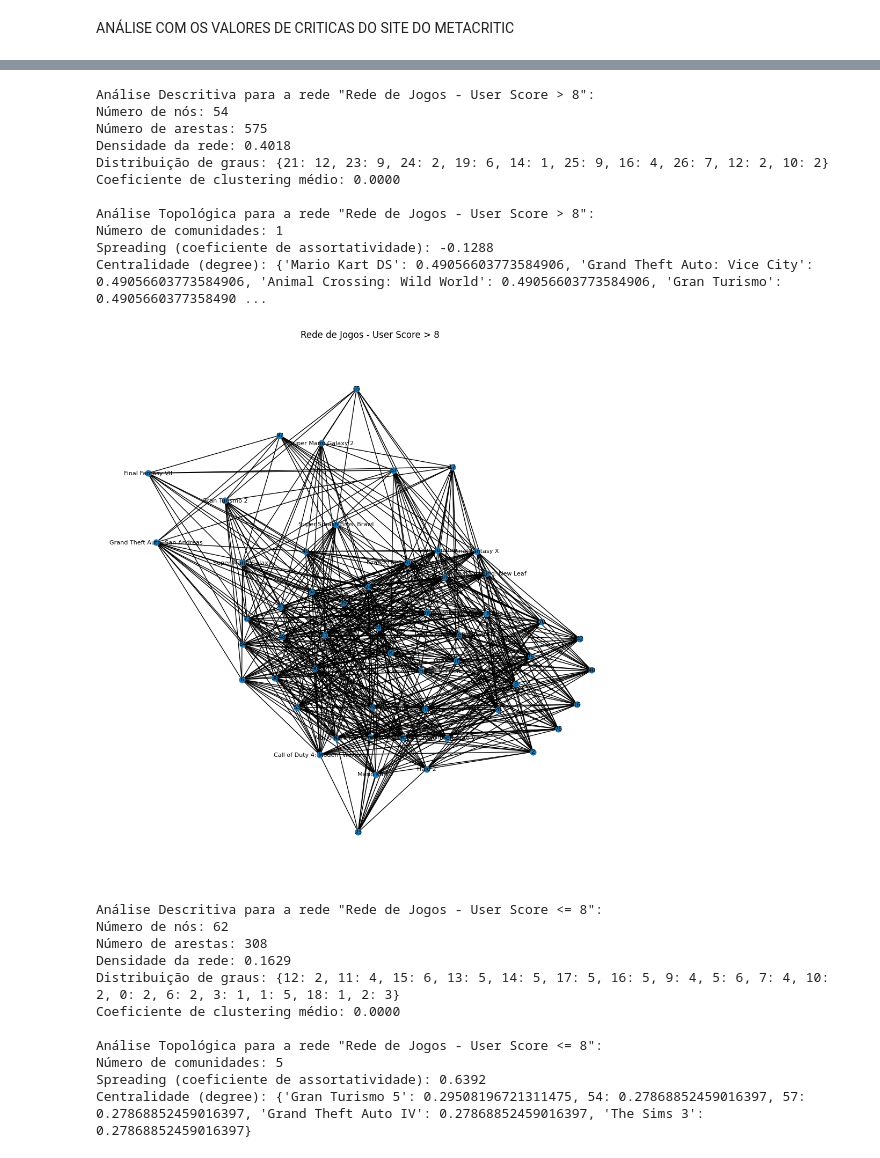
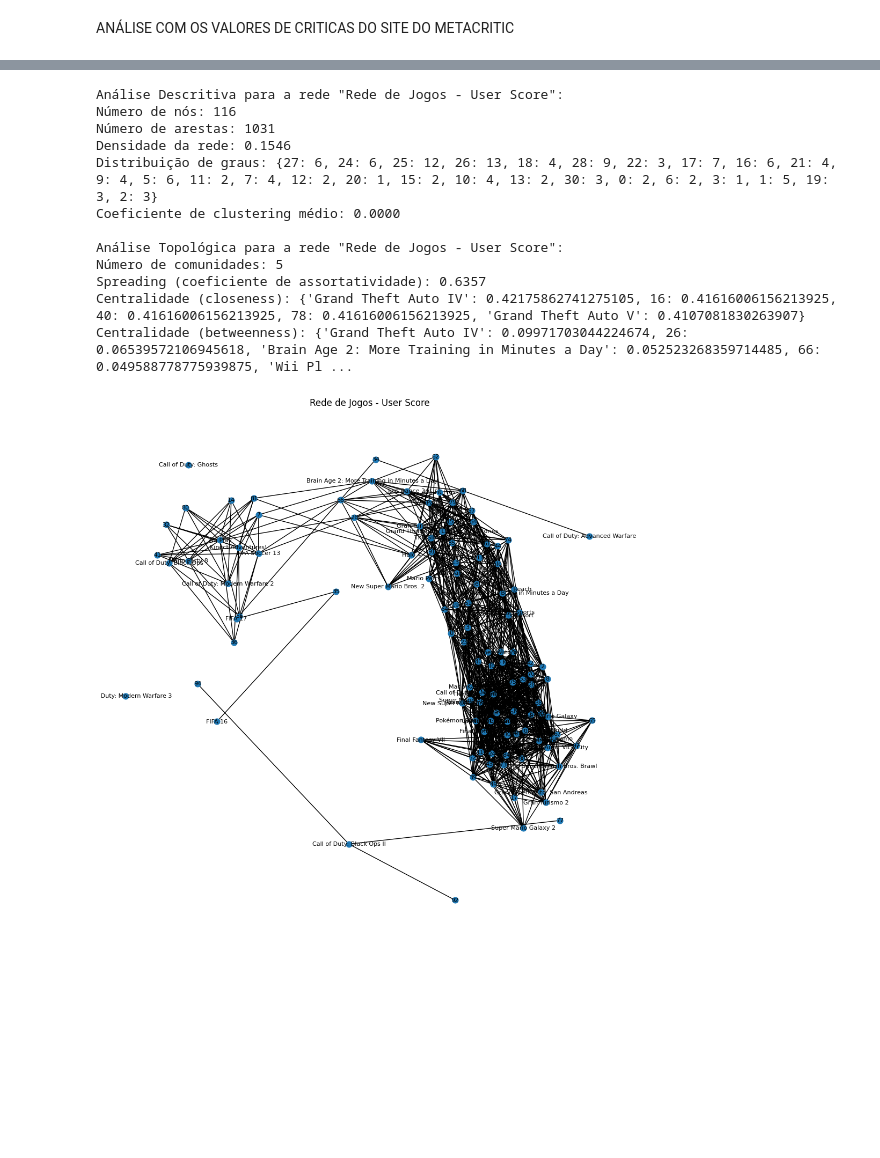
Before and after one commit to PedroMachad02/Redes-Complexas, a Jupyter notebook: Análise de Redes/Final Project/video_game.ipynb, the cells around one changed output, grey strips where cells are left out. Saved outputs shown, nothing was run; the diff lists cells and outputs as text; code cells hidden in the pictures; blank space fills up the shorter version.

Commit message:
Reajuste de análises

```diff
--- a/Análise de Redes/Final Project/video_game.ipynb
+++ b/Análise de Redes/Final Project/video_game.ipynb
@@ -401,7 +481,6 @@ import pandas as pd
 import networkx as nx
 import matplotlib.pyplot as plt
 from collections import Counter
-import numpy as np
 
 # Carregar o dataset
 df = pd.read_csv('data_game.csv')
@@ -431,12 +510,14 @@ def analyze_network(G, title):
     # Análise topológica
     communities = list(nx.connected_components(G))
     spreading = nx.degree_assortativity_coefficient(G)
-    centrality = nx.degree_centrality(G)
+    closeness = nx.closeness_centrality(G)
+    betweenness = nx.betweenness_centrality(G)
 
     print(f'\nAnálise Topológica para a rede "{title}":')
     print(f'Número de comunidades: {len(communities)}')
     print(f'Spreading (coeficiente de assortatividade): {spreading:.4f}')
-    print(f'Centralidade (degree): {dict(sorted(centrality.items(), key=lambda item: item[1], reverse=True)[:5])}')  # Top 5
+    print(f'Centralidade (closeness): {dict(sorted(closeness.items(), key=lambda item: item[1], reverse=True)[:5])}')  # Top 5
+    print(f'Centralidade (betweenness): {dict(sorted(betweenness.items(), key=lambda item: item[1], reverse=True)[:5])}')  # Top 5
 
     # Desenhar o grafo
     pos = nx.spring_layout(G, k=0.5, iterations=50)
@@ -450,7 +531,7 @@ def build_and_analyze_network(df_filtered, title, threshold=0.5):
     # Criar um grafo vazio
     G = nx.Graph()
 
-    # Adicionar nós e arestas com base nos User_Scores
+    # Adicionar nós e arestas com base nos Critic_Scores
     for _, row in df_filtered.iterrows():
         game = row['Name']
 
@@ -468,13 +549,6 @@ def build_and_analyze_network(df_filtered, title, threshold=0.5):
     # Analisar a rede
     analyze_network(G, title)
 
-# Criar duas redes: uma com Critic_Score > 80 e outra com Critic_Score <= 80
-df_high_score = df_critic_score[df_critic_score['Critic_Score'].astype(float) > 80]
-df_low_score = df_critic_score[df_critic_score['Critic_Score'].astype(float) <= 80]
-
-# Montar e analisar a rede para jogos com Critic_Score > 80
-build_and_analyze_network(df_high_score, "Rede de Jogos - Critic Score > 80")
-
-# Montar e analisar a rede para jogos com Critic_Score <= 80
-build_and_analyze_network(df_low_score, "Rede de Jogos - Critic Score <= 80")
+# Criar uma única rede com todos os jogos
+build_and_analyze_network(df_critic_score, "Rede de Jogos - Critic Score")
 # %% [output]
@@ -507,7 +570,6 @@ import pandas as pd
 import networkx as nx
 import matplotlib.pyplot as plt
 from collections import Counter
-import numpy as np
 
 # Carregar o dataset
 df = pd.read_csv('data_game.csv')
@@ -537,12 +599,14 @@ def analyze_network(G, title):
     # Análise topológica
     communities = list(nx.connected_components(G))
     spreading = nx.degree_assortativity_coefficient(G)
-    centrality = nx.degree_centrality(G)
+    closeness = nx.closeness_centrality(G)
+    betweenness = nx.betweenness_centrality(G)
 
     print(f'\nAnálise Topológica para a rede "{title}":')
     print(f'Número de comunidades: {len(communities)}')
     print(f'Spreading (coeficiente de assortatividade): {spreading:.4f}')
-    print(f'Centralidade (degree): {dict(sorted(centrality.items(), key=lambda item: item[1], reverse=True)[:5])}')  # Top 5
+    print(f'Centralidade (closeness): {dict(sorted(closeness.items(), key=lambda item: item[1], reverse=True)[:5])}')  # Top 5
+    print(f'Centralidade (betweenness): {dict(sorted(betweenness.items(), key=lambda item: item[1], reverse=True)[:5])}')  # Top 5
 
     # Desenhar o grafo
     pos = nx.spring_layout(G, k=0.5, iterations=50)
@@ -550,60 +614,43 @@ def analyze_network(G, title):
     nx.draw(G, pos, with_labels=True, node_size=60, font_size=8)  # Exibir os nomes dos nós
     plt.title(title)
     plt.show()
 
 # Função para construir e analisar a rede
 def build_and_analyze_network(df_filtered, title, threshold=0.5):
     # Criar um grafo vazio
     G = nx.Graph()
 
     # Adicionar nós e arestas com base nos User_Scores
     for _, row in df_filtered.iterrows():
         game = row['Name']
 
         # Adicionar o nó para o jogo
         if not G.has_node(game):
             G.add_node(game, score=row['User_Score'])
 
         # Conectar o jogo atual a outros jogos que compartilham um User_Score próximo
         for other_game, other_row in df_filtered.iterrows():
             if game != other_row['Name']:
                 score_diff = abs(float(row['User_Score']) - float(other_row['User_Score']))
                 if score_diff <= threshold:  # Criar aresta apenas se a diferença for menor ou igual ao threshold
                     G.add_edge(game, other_game)
 
     # Analisar a rede
     analyze_network(G, title)
 
-# Criar duas redes: uma com User_Score > 8 e outra com User_Score <= 8
-df_high_score = df_user_score[df_user_score['User_Score'].astype(float) > 8]
-df_low_score = df_user_score[df_user_score['User_Score'].astype(float) <= 8]
-
-# Montar e analisar a rede para jogos com User_Score > 8
-build_and_analyze_network(df_high_score, "Rede de Jogos - User Score > 8")
-
-# Montar e analisar a rede para jogos com User_Score <= 8
-build_and_analyze_network(df_low_score, "Rede de Jogos - User Score <= 8")
+# Criar uma única rede com todos os jogos
+build_and_analyze_network(df_user_score, "Rede de Jogos - User Score")
 # %% [output]
-Análise Descritiva para a rede "Rede de Jogos - User Score > 8":
-Número de nós: 54
-Número de arestas: 575
-Densidade da rede: 0.4018
-Distribuição de graus: {21: 12, 23: 9, 24: 2, 19: 6, 14: 1, 25: 9, 16: 4, 26: 7, 12: 2, 10: 2}
+Análise Descritiva para a rede "Rede de Jogos - User Score":
+Número de nós: 116
+Número de arestas: 1031
+Densidade da rede: 0.1546
+Distribuição de graus: {27: 6, 24: 6, 25: 12, 26: 13, 18: 4, 28: 9, 22: 3, 17: 7, 16: 6, 21: 4, 9: 4, 5: 6, 11: 2, 7: 4, 12: 2, 20: 1, 15: 2, 10: 4, 13: 2, 30: 3, 0: 2, 6: 2, 3: 1, 1: 5, 19: 3, 2: 3}
 Coeficiente de clustering médio: 0.0000
 
-Análise Topológica para a rede "Rede de Jogos - User Score > 8":
-Número de comunidades: 1
-Spreading (coeficiente de assortatividade): -0.1288
-Centralidade (degree): {'Mario Kart DS': 0.49056603773584906, 'Grand Theft Auto: Vice City': 0.49056603773584906, 'Animal Crossing: Wild World': 0.49056603773584906, 'Gran Turismo': 0.4905660377358490 ...
+Análise Topológica para a rede "Rede de Jogos - User Score":
+Número de comunidades: 5
+Spreading (coeficiente de assortatividade): 0.6357
+Centralidade (closeness): {'Grand Theft Auto IV': 0.42175862741275105, 16: 0.41616006156213925, 40: 0.41616006156213925, 78: 0.41616006156213925, 'Grand Theft Auto V': 0.4107081830263907}
+Centralidade (betweenness): {'Grand Theft Auto IV': 0.09971703044224674, 26: 0.06539572106945618, 'Brain Age 2: More Training in Minutes a Day': 0.052523268359714485, 66: 0.049588778775939875, 'Wii Pl ...
-[figure, old version]
+[figure, new version]
-Análise Descritiva para a rede "Rede de Jogos - User Score <= 8":
-Número de nós: 62
-Número de arestas: 308
-Densidade da rede: 0.1629
-Distribuição de graus: {12: 2, 11: 4, 15: 6, 13: 5, 14: 5, 17: 5, 16: 5, 9: 4, 5: 6, 7: 4, 10: 2, 0: 2, 6: 2, 3: 1, 1: 5, 18: 1, 2: 3}
-Coeficiente de clustering médio: 0.0000
-
-Análise Topológica para a rede "Rede de Jogos - User Score <= 8":
-Número de comunidades: 5
-Spreading (coeficiente de assortatividade): 0.6392
-Centralidade (degree): {'Gran Turismo 5': 0.29508196721311475, 54: 0.27868852459016397, 57: 0.27868852459016397, 'Grand Theft Auto IV': 0.27868852459016397, 'The Sims 3': 0.27868852459016397}
```
Also changed, not shown: parts of 6 cells of this notebook.
